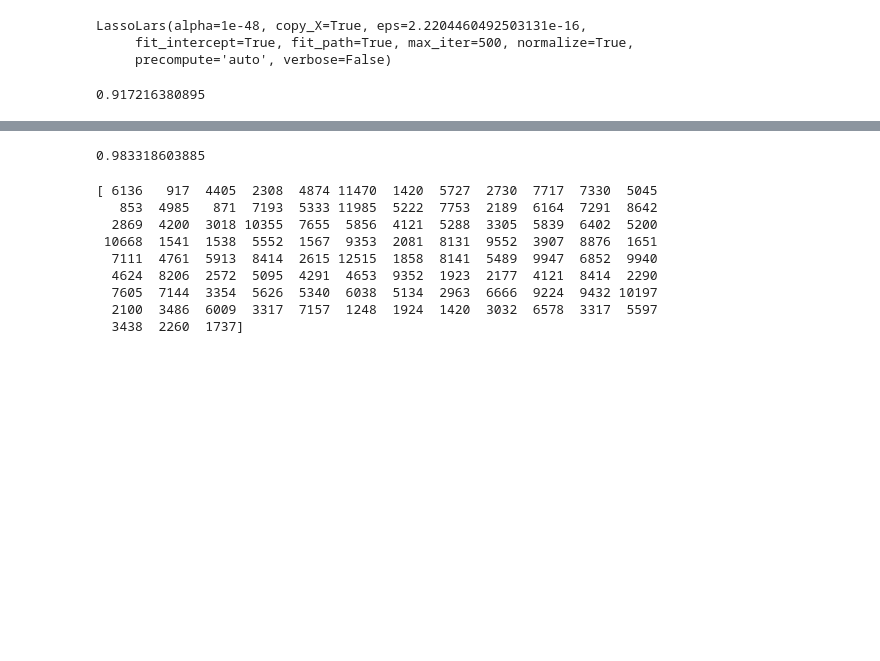
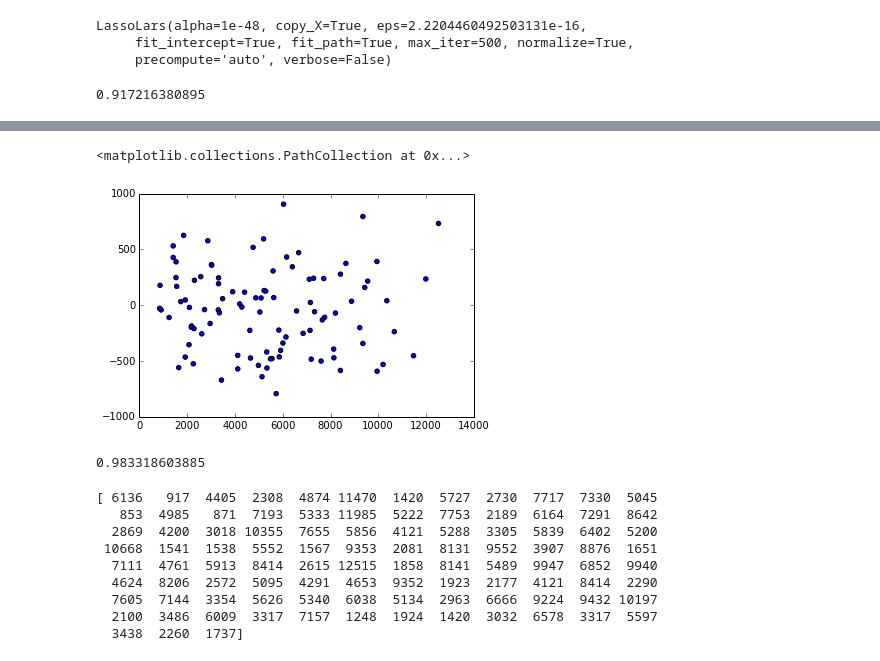
Before and after one commit to Dawny33/Data-Mining-and-ML, a Jupyter notebook: Multivariate data (Regression)/Ex1.ipynb, the cells around one changed output, grey strips where cells are left out. Drawn from its saved outputs; the diff is of its cells as text; code cells hidden in the pictures; blank space fills up the shorter version.

```diff
--- a/Multivariate data (Regression)/Ex1.ipynb
+++ b/Multivariate data (Regression)/Ex1.ipynb
@@ -320,3 +273,8 @@ print reg5.score(X_test, Y_test)
+# %%
+plt.scatter(reg12.predict(X_test),  Y_test - reg12.predict(X_test))
+# %% [output]
+<matplotlib.collections.PathCollection at 0x...>
+[figure, added]
 # %%
 from sklearn import neighbors
 
```
Also changed, not shown: parts of 13 cells of this notebook.
